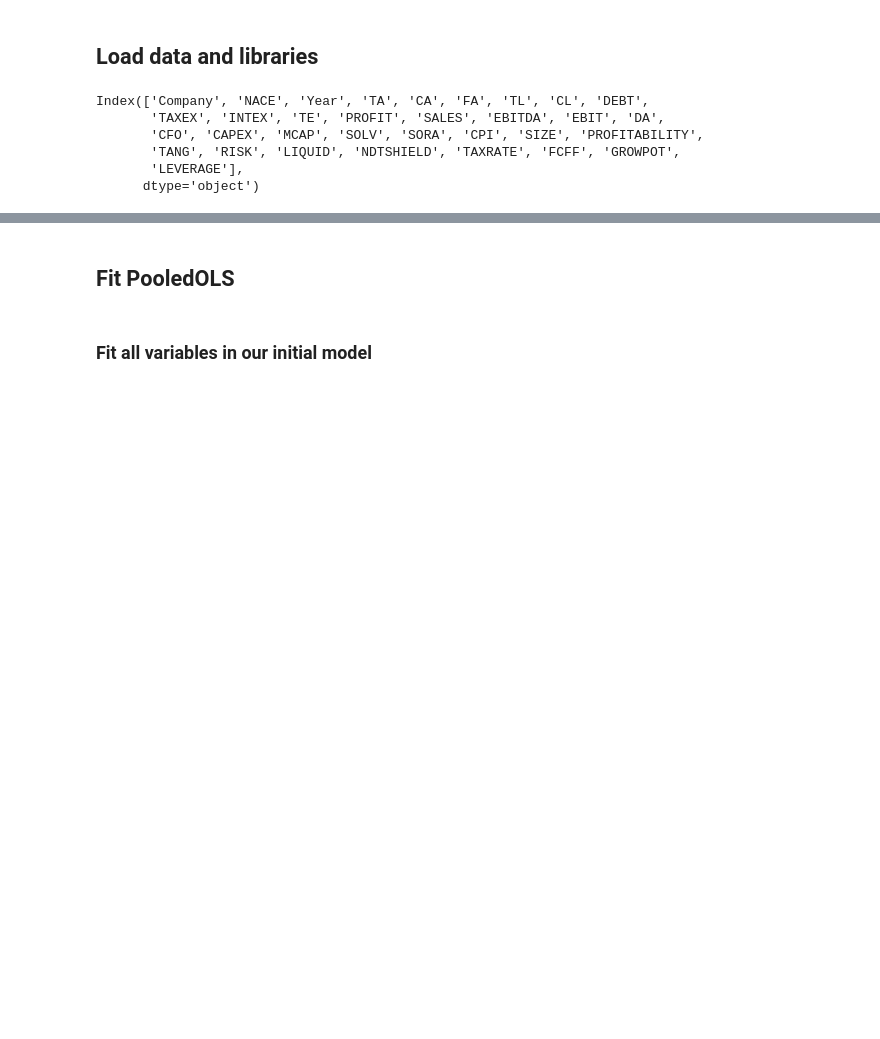
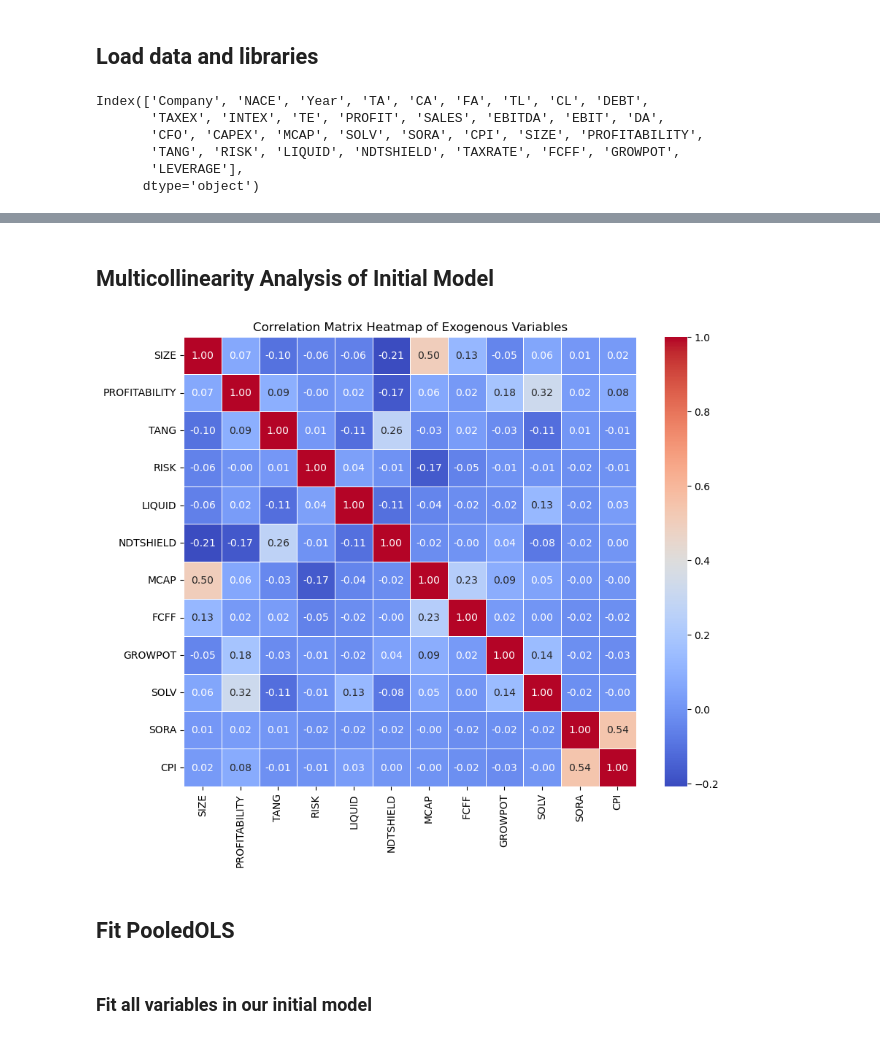
Before and after one commit to yungqiyang/sgx_panel_data_analysis, a Jupyter notebook: sgx_pooled_ols.ipynb, the cells around one changed output, grey strips where cells are left out. Cells and saved outputs as stored; diff of their text form; code cells hidden in the pictures; blank space fills up the shorter version.

Commit message:
Commit PooledOLS model 1.2

```diff
--- a/sgx_pooled_ols.ipynb
+++ b/sgx_pooled_ols.ipynb
@@ -10,5 +14,5 @@ from linearmodels.panel import PooledOLS
 # %%
-sgx = pd.read_csv("data/clean_sgx.csv")
+sgx = pd.read_csv("data/clean_sgx.csv", index_col= None)
 sgx.columns
 # %% [output]
 Index(['Company', 'NACE', 'Year', 'TA', 'CA', 'FA', 'TL', 'CL', 'DEBT',
@@ -20,3 +44,30 @@ Index(['Company', 'NACE', 'Year', 'TA', 'CA', 'FA', 'TL', 'CL', 'DEBT',
+# %% [markdown]
+## Multicollinearity Analysis of Initial Model
+# %%
+exog_vars = ['SIZE',
+             'PROFITABILITY',
+             'TANG',
+             'RISK',
+             'LIQUID',
+             'NDTSHIELD',
+             'MCAP',
+             'FCFF',
+             'GROWPOT',
+             'SOLV',
+             'SORA',
+             'CPI']
+
+exog = sgx[exog_vars]
+
+corr_matrix = exog.corr()
+
+# Create heatmap
+plt.figure(figsize= (10, 8))
+sns.heatmap(corr_matrix, annot= True, cmap= 'coolwarm', fmt= ".2f", linewidths= 0.5)
+plt.title('Correlation Matrix Heatmap of Exogenous Variables')
+plt.show()
+# %% [output]
+[figure, added]
 # %% [markdown]
 ## Fit PooledOLS
 # %% [markdown]
```
Also changed, not shown: parts of 31 cells of this notebook.
